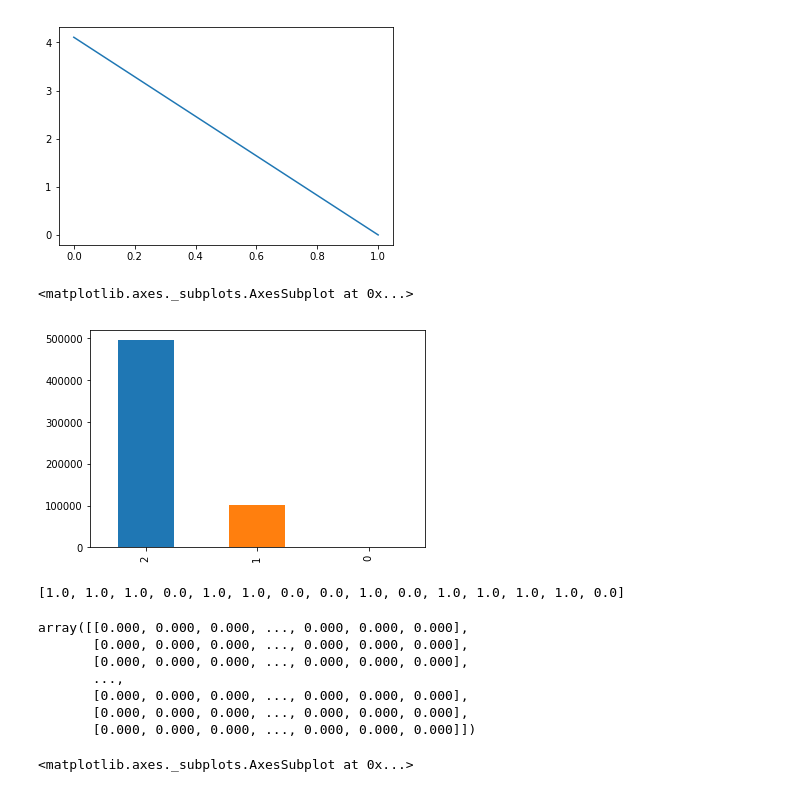
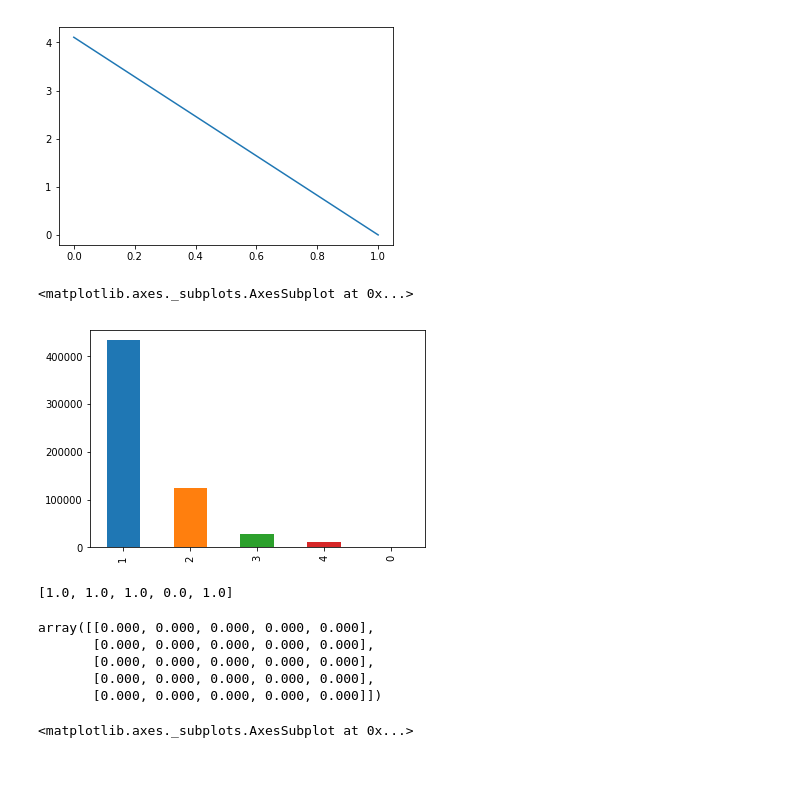
Before and after one commit to nidabp/MachineLearning, a Jupyter notebook: QuarticTest.ipynb, the cells around one changed output. Drawn from its saved outputs; the diff is of its cells as text; code cells hidden in the pictures.

```diff
--- a/QuarticTest.ipynb
+++ b/QuarticTest.ipynb
@@ -177,8 +199,7 @@ def GetTrainData(df_raw):
 
     df,median_dict = preprocesstrain(df)
 
-    for n,c in df.items():
-        numericalize(df,c,n)
+    df = numericalize(df)
 
     return df,y,median_dict
 
@@ -189,3 +210,22 @@ def GetTrainValid(df,y,n_valid):
     y_train, y_valid = split_vals(y,n_train)
 
     return X_train,y_train,X_valid,y_valid
+
+def ReadyTestData(df_test,median_dict) :
+
+    predmat = np.zeros((df_test.shape[0],2))
+
+    df = df_test.copy()
+    ids = df['id'].values
+    #df.drop(['id'],axis=1,inplace=True)
+
+    df = preprocesstest(df,median_dict)
+
+    df = numericalize(df)
+
+    return df,ids
+# %%
+mediandict = {}
+df,y,mediandict = GetTrainData(df_train)
+X_test,ids = ReadyTestData(df_test,mediandict)
+df,X_test = OneHotEncode(df,X_test,7)
@@ -227,39 +289,36 @@ plt.plot(h, pdf)
 [<matplotlib.lines.Line2D at 0x...>]
 [figure]
 # %%
-h = df.iloc[:,47]
+h = df.iloc[:,43]
 h.value_counts().plot(kind='bar')
 # %% [output]
 <matplotlib.axes._subplots.AxesSubplot at 0x...>
-[figure, old version]
+[figure, new version]
 # %%
 chitestmat = list()
-colcount = len(df.columns)
-for i in range(42,colcount) :
+for i in range(42,47) :
     ind_chi_test = chisquare(df.iloc[:,i])
     chitestmat.append(ind_chi_test[1])
 np.set_printoptions(formatter={'float': lambda x: "{0:0.3f}".format(x)})
 display_all(chitestmat)
 # %% [output]
-[1.0, 1.0, 1.0, 0.0, 1.0, 1.0, 0.0, 0.0, 1.0, 0.0, 1.0, 1.0, 1.0, 1.0, 0.0]
+[1.0, 1.0, 1.0, 0.0, 1.0]
 # %%
 colcount = len(df.columns)
-ttestmat = np.zeros((colcount,colcount))
-for i in range(42,colcount) :
-    for j in range(42,colcount) :
+ttestmat = np.zeros((5,5))
+for i in range(42,47) :
+    for j in range(42,47) :
         if i != j :
             ind_t_test = ttest_ind(df.iloc[:,i],df.iloc[:,j])
-            ttestmat[i][j] = ind_t_test[1]
+            ttestmat[i-42][j-42] = ind_t_test[1]
 np.set_printoptions(formatter={'float': lambda x: "{0:0.3f}".format(x)})
 display_all(ttestmat)
 # %% [output]
-array([[0.000, 0.000, 0.000, ..., 0.000, 0.000, 0.000],
-       [0.000, 0.000, 0.000, ..., 0.000, 0.000, 0.000],
-       [0.000, 0.000, 0.000, ..., 0.000, 0.000, 0.000],
-       ...,
-       [0.000, 0.000, 0.000, ..., 0.000, 0.000, 0.000],
-       [0.000, 0.000, 0.000, ..., 0.000, 0.000, 0.000],
-       [0.000, 0.000, 0.000, ..., 0.000, 0.000, 0.000]])
+array([[0.000, 0.000, 0.000, 0.000, 0.000],
+       [0.000, 0.000, 0.000, 0.000, 0.000],
+       [0.000, 0.000, 0.000, 0.000, 0.000],
+       [0.000, 0.000, 0.000, 0.000, 0.000],
+       [0.000, 0.000, 0.000, 0.000, 0.000]])
 # %%
 h = pd.Series(y.tolist())
 h.value_counts().plot(kind='bar')
```
Also changed, not shown: parts of 17 cells of this notebook, 1 other file.
